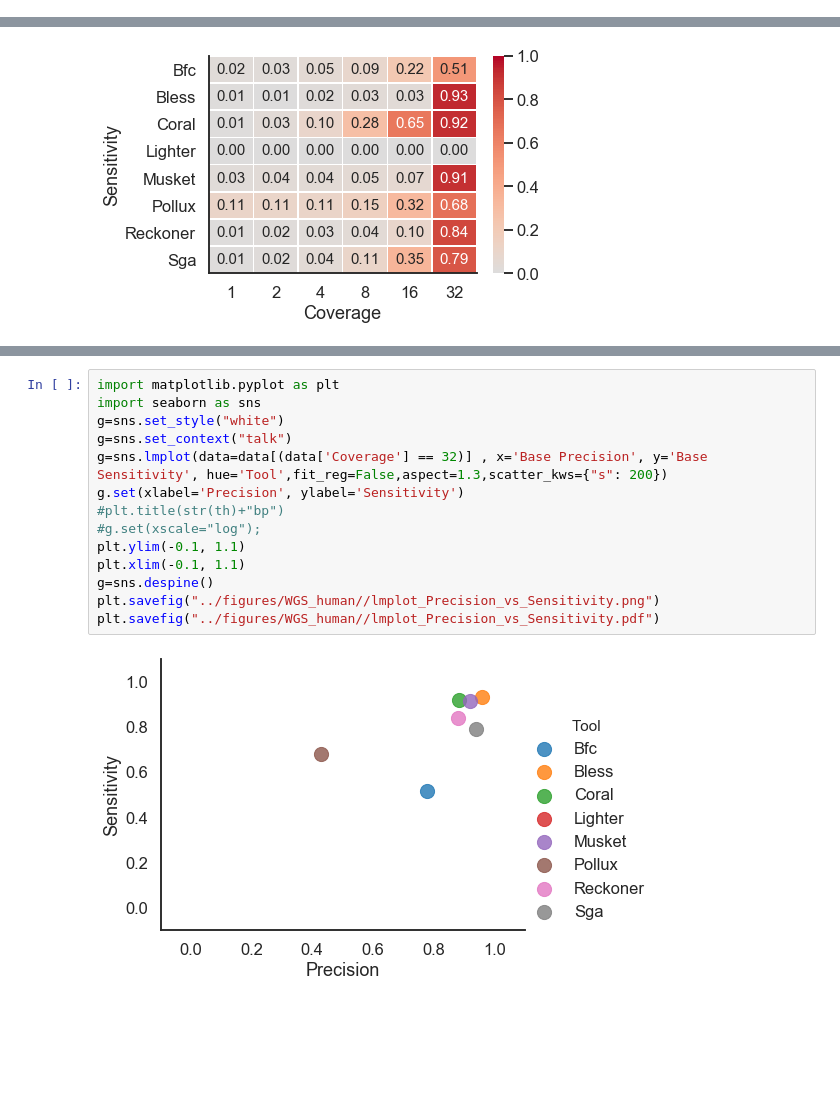
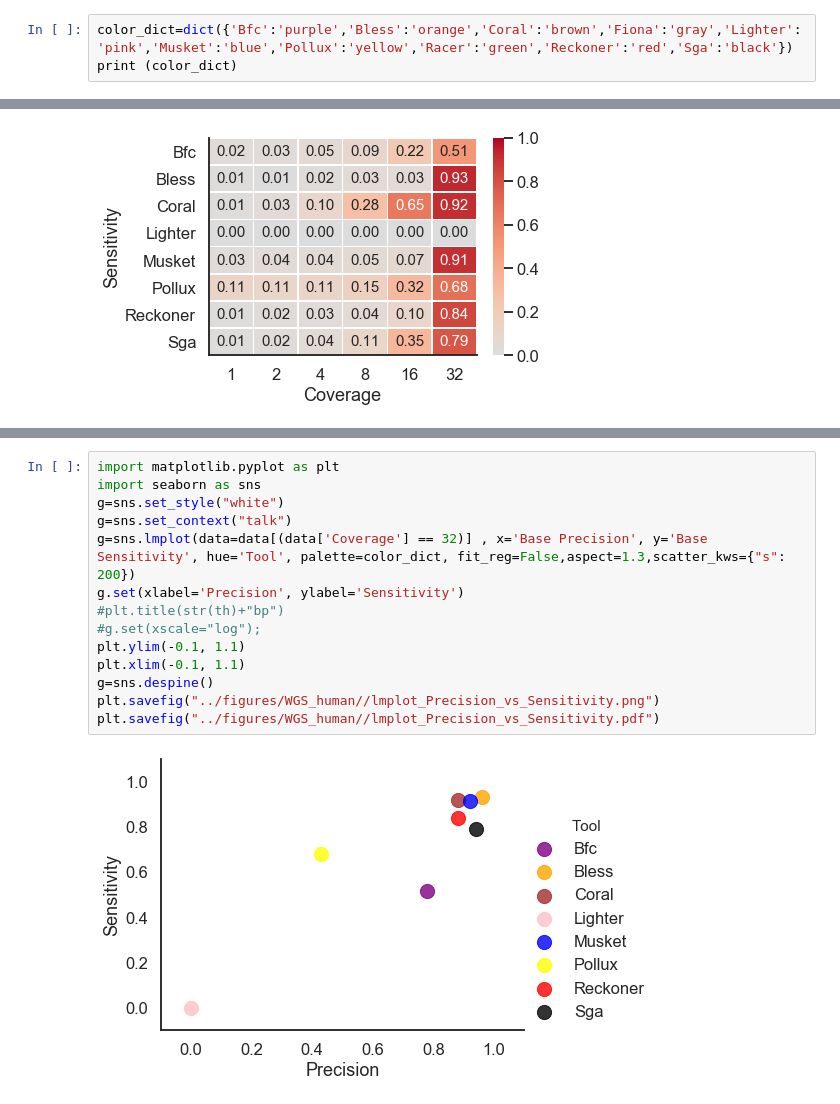
Before and after one commit to Mangul-Lab-USC/benchmarking_error_correction, a Jupyter notebook: notebooks/WGS_human.ipynb, the cells around one changed output, grey strips where cells are left out. Cells and saved outputs as stored; diff of their text form; blank space fills up the shorter version.

```diff
--- a/notebooks/WGS_human.ipynb
+++ b/notebooks/WGS_human.ipynb
@@ -33,3 +33,6 @@ Index(['Unnamed: 0', 'EC Filename', 'Wrapper Name', 'Kmer Size', 'Read - TP',
 5 rows × 32 columns
 # %%
 data= data[(data['Kmer Size'] ==30) | (data['Tool']=='Fiona')]
+# %%
+color_dict=dict({'Bfc':'purple','Bless':'orange','Coral':'brown','Fiona':'gray','Lighter':'pink','Musket':'blue','Pollux':'yellow','Racer':'green','Reckoner':'red','Sga':'black'})
+print (color_dict)
@@ -211,16 +217,16 @@ plt.savefig("../figures/WGS_human//lmplot_FP_vs_FN.pdf")
 # %%
 import matplotlib.pyplot as plt
 import seaborn as sns
 g=sns.set_style("white")
 g=sns.set_context("talk")
-g=sns.lmplot(data=data[(data['Coverage'] == 32)] , x='Base Precision', y='Base Sensitivity', hue='Tool',fit_reg=False,aspect=1.3,scatter_kws={"s": 200})
+g=sns.lmplot(data=data[(data['Coverage'] == 32)] , x='Base Precision', y='Base Sensitivity', hue='Tool', palette=color_dict, fit_reg=False,aspect=1.3,scatter_kws={"s": 200})
 g.set(xlabel='Precision', ylabel='Sensitivity')
 #plt.title(str(th)+"bp")
 #g.set(xscale="log");
 plt.ylim(-0.1, 1.1)
 plt.xlim(-0.1, 1.1)
 g=sns.despine()
 plt.savefig("../figures/WGS_human//lmplot_Precision_vs_Sensitivity.png")
 plt.savefig("../figures/WGS_human//lmplot_Precision_vs_Sensitivity.pdf")
 # %% [output]
-[figure, old version]
+[figure, new version]
```
Also changed, not shown: parts of 3 cells of this notebook.
